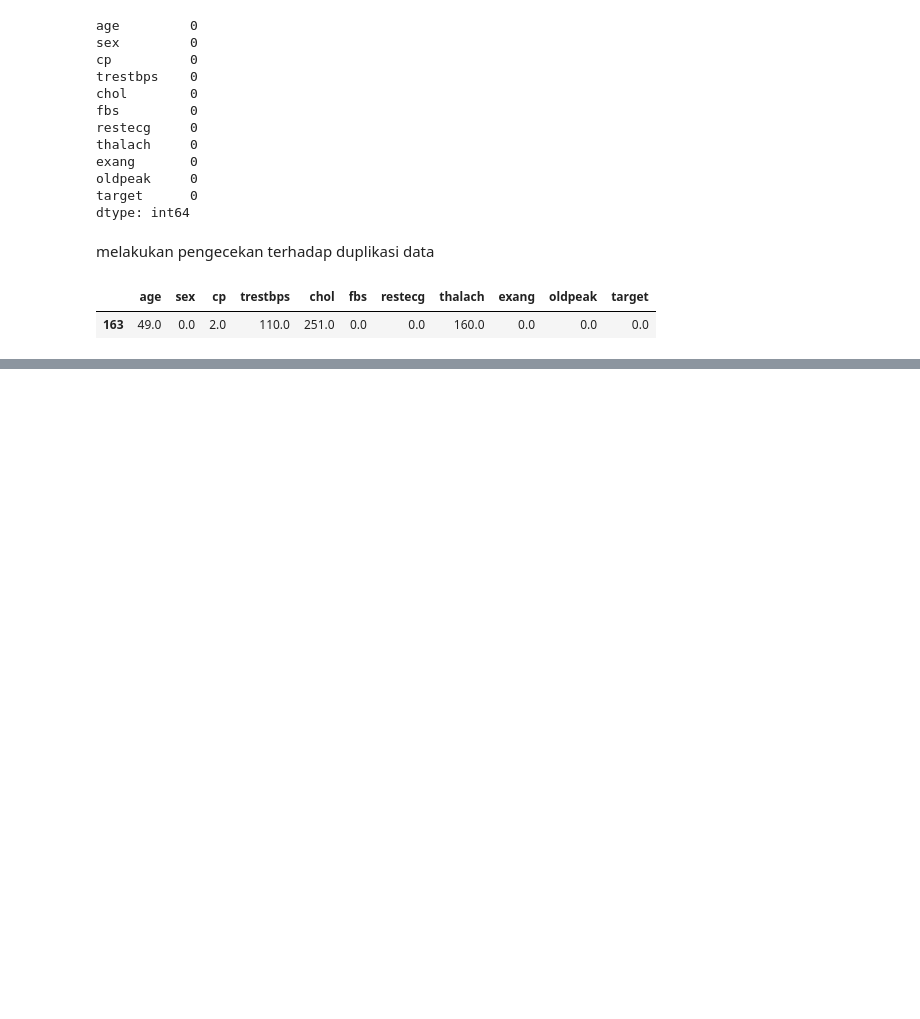
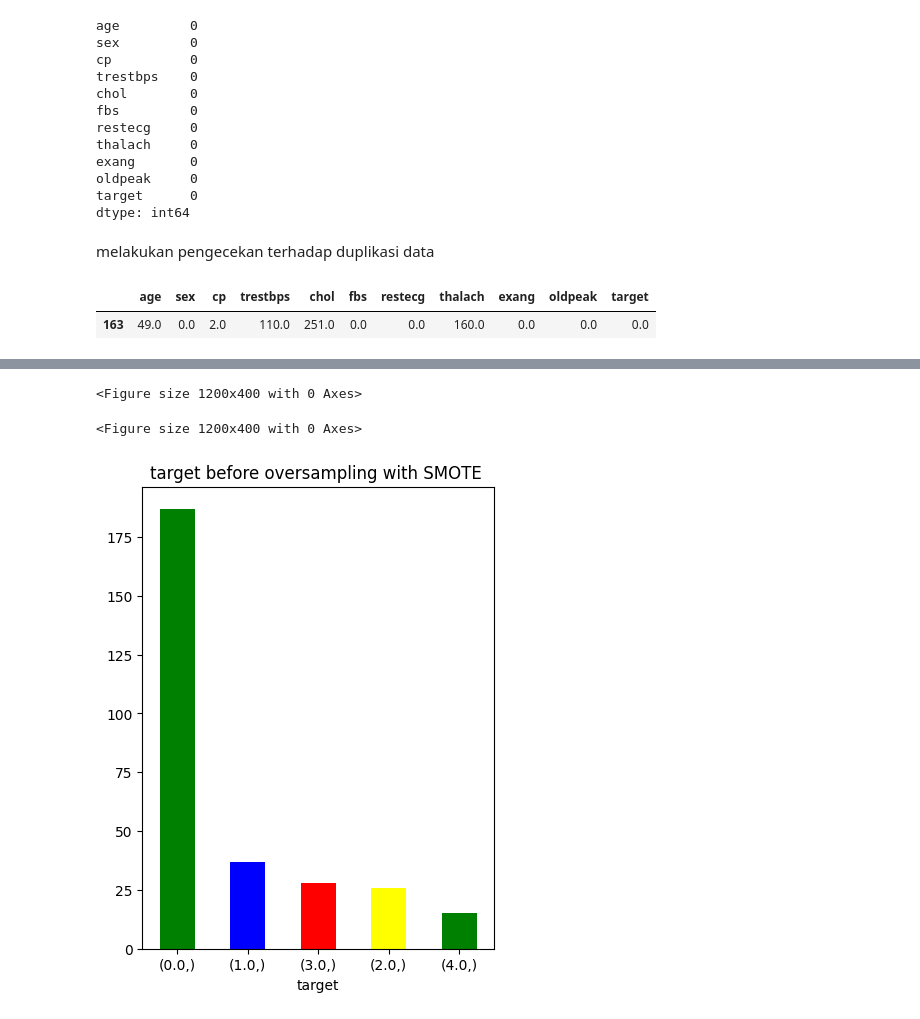
Before and after one commit to AvissaAmadea/BK_ADS_12572, a Jupyter notebook: BK_Hungarian_Project.ipynb, the cells around one changed output, grey strips where cells are left out. Cells and saved outputs as stored; diff of their text form; code cells hidden in the pictures; blank space fills up the shorter version.

```diff
--- a/BK_Hungarian_Project.ipynb
+++ b/BK_Hungarian_Project.ipynb
@@ -405,0 +534,14 @@ dfClean[duplicated_rows]
+# %%
+plt.figure(figsize=(12, 4))
+# %% [output]
+<Figure size 1200x400 with 0 Axes>
+<Figure size 1200x400 with 0 Axes>
+# %%
+new_df1 = pd.DataFrame(data=y)
+# %%
+plt.subplot(1, 2, 1)
+new_df1.value_counts().plot(kind='bar',figsize=(10,6),color=['green','blue','red','yellow'])
+plt.title("target before oversampling with SMOTE ")
+plt.xticks(rotation=0);
+# %% [output]
+[figure, added]
```
Also changed, not shown: parts of 59 cells of this notebook.
